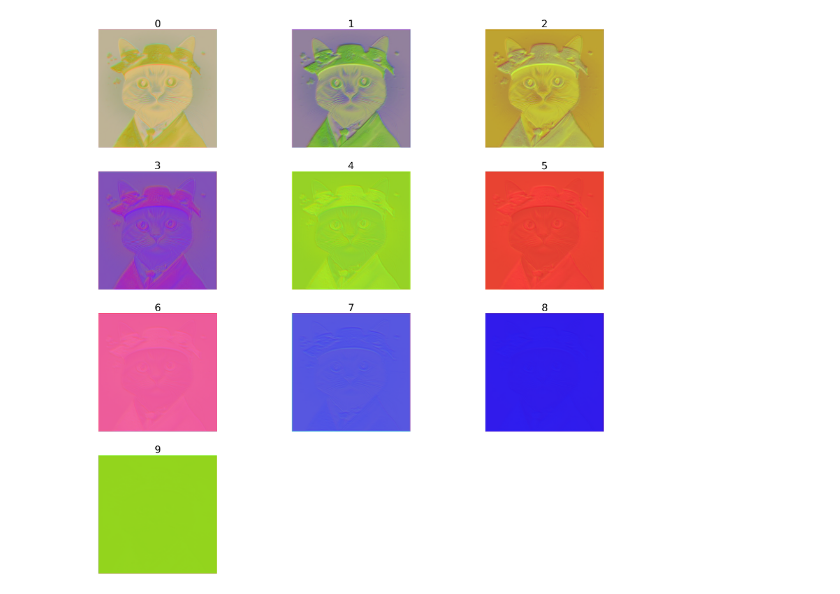
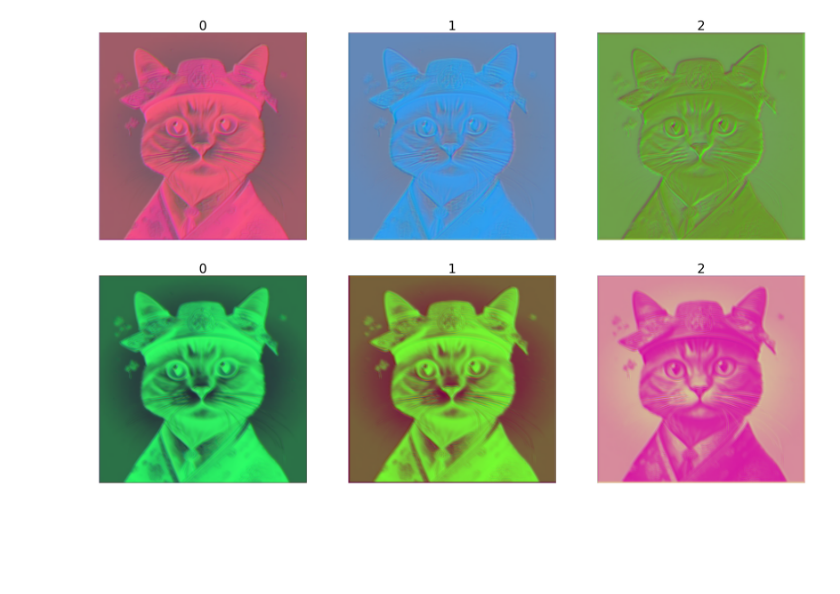
Before and after one commit to navdeepisno1/dl_boilerplate, a Jupyter notebook: notebooks_expt/expt_torch_playground.ipynb, the cells around one changed output. Cells and saved outputs as stored; diff of their text form; code cells hidden in the pictures; blank space fills up the shorter version.

```diff
--- a/notebooks_expt/expt_torch_playground.ipynb
+++ b/notebooks_expt/expt_torch_playground.ipynb
@@ -28,23 +36,36 @@ def tensor2Image(image):
 # %%
-transform = T.Compose(
-    [
-        T.Resize((256,256)),
-        T.ToTensor(),
-        T.Normalize(mean=[1,1,1],std=[0.5,0.5,0.5]),
-    ]
-)
+torch.manual_seed(420)
 image = Image.open("medium.jpg")
 image = transform(image).unsqueeze(0)
 images = []
-for i in range(10):
+for i in range(3):
     orig_image = image
     conv = nn.Conv2d(3,3,kernel_size=3,padding=1)
     image = conv(image)
     # image = image + orig_image
     # image = nn.BatchNorm2d(3)(image)
     # image = nn.ReLU()(image)
+    # image = image.mean(dim = 1).unsqueeze(0).expand(1,3,256,256)
     images.append(tensor2Image(image).resize((256,256)))
 
 plot_image(images)
 # %% [output]
-[figure, old version]
+[figure, new version]
+# %%
+torch.manual_seed(420)
+image = Image.open("medium.jpg")
+image = transform(image).unsqueeze(0)
+images = []
+for i in range(3):
+    orig_image = image
+    conv = nn.Conv2d(3,3,kernel_size=3,padding=1,groups=3)
+    image = conv(image)
+    # image = image + orig_image
+    # image = nn.BatchNorm2d(3)(image)
+    # image = nn.ReLU()(image)
+    # image = image.mean(dim = 1).unsqueeze(0).expand(1,3,256,256)
+    images.append(tensor2Image(image).resize((256,256)))
+
+plot_image(images)
+# %% [output]
+[figure, added]
```
Also changed, not shown: parts of 1 cell of this notebook, 5 other files.
